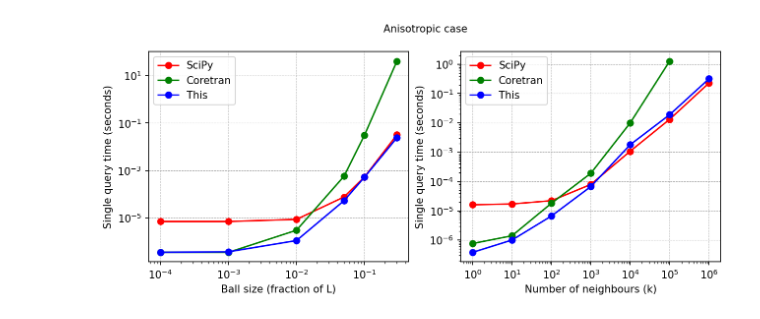
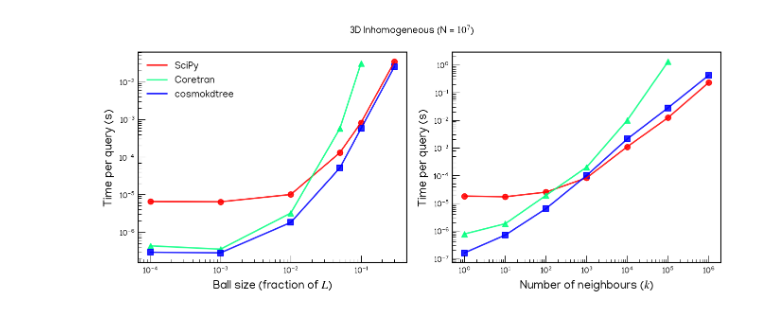
Before and after one commit to oscarmonllor99/cosmokdtree, a Jupyter notebook: benchmark/benchmark.ipynb, the cells around one changed output. Saved outputs shown, nothing was run; the diff lists cells and outputs as text; code cells hidden in the pictures.

```diff
--- a/benchmark/benchmark.ipynb
+++ b/benchmark/benchmark.ipynb
@@ -131,40 +451,64 @@ plt.savefig('query_uniform.png')
 # %%
-#ANISOTROPIC CASE!!!!!!!!!!!!!!!!!!!
+#INHOMOGENEOUS CASE!!!!!!!!!!!!!!!!!!!
 
 # Plot QUERY TIME
-# Not plot here but query time is as fast as Coretran's implementation
 k = [1,10,100,1000,10000,100000,1e6]
 ball = [0.01,0.1,1,5,10,30]
-t_k_gcc =      [3.8e-7,  1e-6,   6.6e-6, 6.7e-5, 1.8e-3, 1.9e-2, 0.32]
-t_k_coretran = [7.6e-7,  1.4e-6, 1.8e-5, 1.9e-4, 1e-2,   1.28  , np.nan]
-t_k_scipy =    [1.6e-5,  1.7e-5, 2.2e-5, 7.9e-5,  1.08e-3,1.32e-2, 0.23]
+t_k_gcc =      [1.6e-7,  7e-7,   6.3e-6, 1e-4, 2.1e-3, 2.8e-2, 0.42]
+t_k_coretran = [7.7e-7,  1.8e-6, 1.9e-5, 2e-4, 1e-2,   1.3  , np.nan]
+t_k_scipy =    [1.8e-5,  1.7e-5, 2.5e-5, 8.2e-5, 1.1e-3, 1.23e-2, 0.23]
 
-t_ball_gcc =      [3.5e-7, 3.7e-7, 1.1e-6, 5.3e-5, 5.2e-4, 2.4e-2]
-t_ball_coretran = [3.5e-7, 3.5e-7, 3e-6,   5.7e-4, 3.1e-2, 41.]
-t_ball_scipy =    [7e-6,   7e-6,   8.6e-6, 7.6e-5, 5.3e-4, 3.2e-2]
+t_ball_gcc =      [2.9e-7, 2.8e-7, 1.8e-6, 5.1e-5, 5.7e-4, 2.55e-2]
+t_ball_coretran = [4.3e-7, 3.5e-7, 3.2e-6,   5.7e-4, 3.1e-2]
+t_ball_scipy =    [6.5e-6,   6.4e-6,  1e-5, 1.3e-4, 8.2e-4, 3.44e-2]
 
 # Plot settings ( vertical)
-plt.figure(figsize=(10,3.7), dpi = 150,)
-plt.suptitle('Anisotropic case', fontsize=10)
+plt.figure(figsize=(9,4.), dpi = 150,)
+plt.suptitle('3D Inhomogeneous (N = $10^7$)', fontsize=10)
 plt.subplot(1,2,1)
-plt.loglog(np.array(ball[:len(t_ball_scipy)])/100., t_ball_scipy, 'o-', label='SciPy', color='red')
-plt.loglog(np.array(ball[:len(t_ball_coretran)])/100., t_ball_coretran, 'o-', label='Coretran', color='green')
-plt.loglog(np.array(ball)/100., t_ball_gcc, 'o-', label='This', color='blue')
-plt.xlabel('Ball size (fraction of L)')
-plt.ylabel('Single query time (seconds)')
-plt.legend()
-plt.grid(True, which="major", linestyle='--', linewidth=0.5)
+plt.loglog(np.array(ball[:len(t_ball_scipy)])/100., t_ball_scipy, '-', label='SciPy', color=scipy_color, alpha = alpha, linewidth=linewidth)
+plt.scatter(np.array(ball[:len(t_ball_scipy)])/100., t_ball_scipy, color=scipy_color, marker=marker_scipy, s=s, alpha=alpha)
+plt.loglog(np.array(ball[:len(t_ball_coretran)])/100., t_ball_coretran, '-', label='Coretran', color=coretran_color, alpha = alpha, linewidth=linewidth)
+plt.scatter(np.array(ball[:len(t_ball_coretran)])/100., t_ball_coretran, color=coretran_color, marker=marker_coretran, s=s, alpha=alpha)
+plt.loglog(np.array(ball)/100., t_ball_gcc, '-', label='cosmokdtree', color=gcc_color, alpha = alpha, linewidth=linewidth)
+plt.scatter(np.array(ball)/100., t_ball_gcc, color=gcc_color, marker=marker, s=s, alpha=alpha)
+plt.xlabel('Ball size (fraction of $L$)', fontsize=12)
+plt.ylabel('Time per query (s)', fontsize=12)
+plt.legend(frameon=False)
+
+
+plt.minorticks_on()
+plt.tick_params(axis='both', which='major', length=majTickLength, width=0.5*spines_width, direction='in', labelsize=fontsize)
+plt.tick_params(axis='both', which='minor', length=minTickLength, width=0.5*spines_width, direction='in')
+
+#thicker axis lines
+plt.gca().spines['top'].set_linewidth(spines_width)
+plt.gca().spines['right'].set_linewidth(spines_width)
+plt.gca().spines['bottom'].set_linewidth(spines_width)
+plt.gca().spines['left'].set_linewidth(spines_width)
 
 plt.subplot(1,2,2)
-plt.loglog(k[:len(t_k_scipy)], t_k_scipy, 'o-', label='SciPy', color='red')
-plt.loglog(k[:len(t_k_coretran)], t_k_coretran, 'o-', label='Coretran', color='green')
-plt.loglog(k, t_k_gcc, 'o-', label='This', color='blue')
-plt.xlabel('Number of neighbours (k)')
-plt.ylabel('Single query time (seconds)')
-plt.legend()
-plt.grid(True, which="major", linestyle='--', linewidth=0.5)
+plt.loglog(k[:len(t_k_scipy)], t_k_scipy, '-', label='SciPy', color=scipy_color, alpha = alpha, linewidth=linewidth)
+plt.scatter(k[:len(t_k_scipy)], t_k_scipy, color=scipy_color, marker=marker_scipy, s=s, alpha=alpha)
+plt.loglog(k[:len(t_k_coretran)], t_k_coretran, '-', label='Coretran', color=coretran_color, alpha = alpha, linewidth=linewidth)
+plt.scatter(k[:len(t_k_coretran)], t_k_coretran, color=coretran_color, marker=marker_coretran, s=s, alpha=alpha)
+plt.loglog(k, t_k_gcc, '-', label='This', color=gcc_color, alpha = alpha, linewidth=linewidth)
+plt.scatter(k, t_k_gcc, color=gcc_color, marker=marker, s=s, alpha=alpha)
+plt.xlabel('Number of neighbours ($k$)', fontsize=12)
+plt.ylabel('Time per query (s)', fontsize=12)
 
 
-plt.savefig('query_anisotropic.png')
+plt.minorticks_on()
+plt.tick_params(axis='both', which='major', length=majTickLength, width=0.5*spines_width, direction='in', labelsize=fontsize)
+plt.tick_params(axis='both', which='minor', length=minTickLength, width=0.5*spines_width, direction='in')
+
+#thicker axis lines
+plt.gca().spines['top'].set_linewidth(spines_width)
+plt.gca().spines['right'].set_linewidth(spines_width)
+plt.gca().spines['bottom'].set_linewidth(spines_width)
+plt.gca().spines['left'].set_linewidth(spines_width)
+
+plt.tight_layout()
+plt.savefig('query_anisotropic.pdf')
 # %% [output]
-[figure, old version]
+[figure, new version]
```
Also changed, not shown: parts of 10 cells of this notebook, 9 other files.
